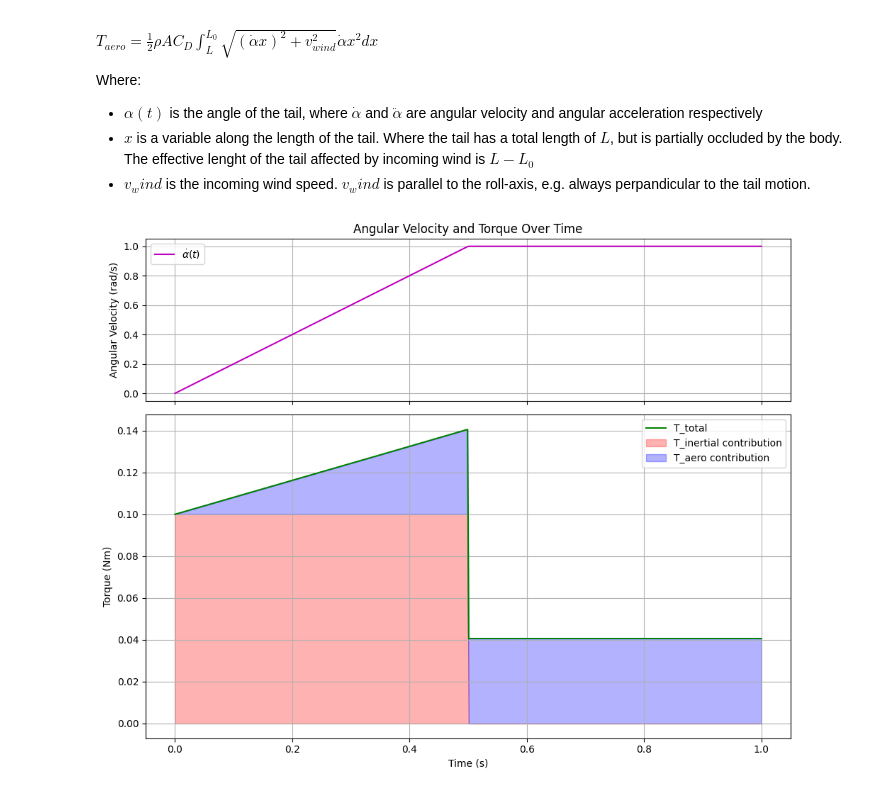
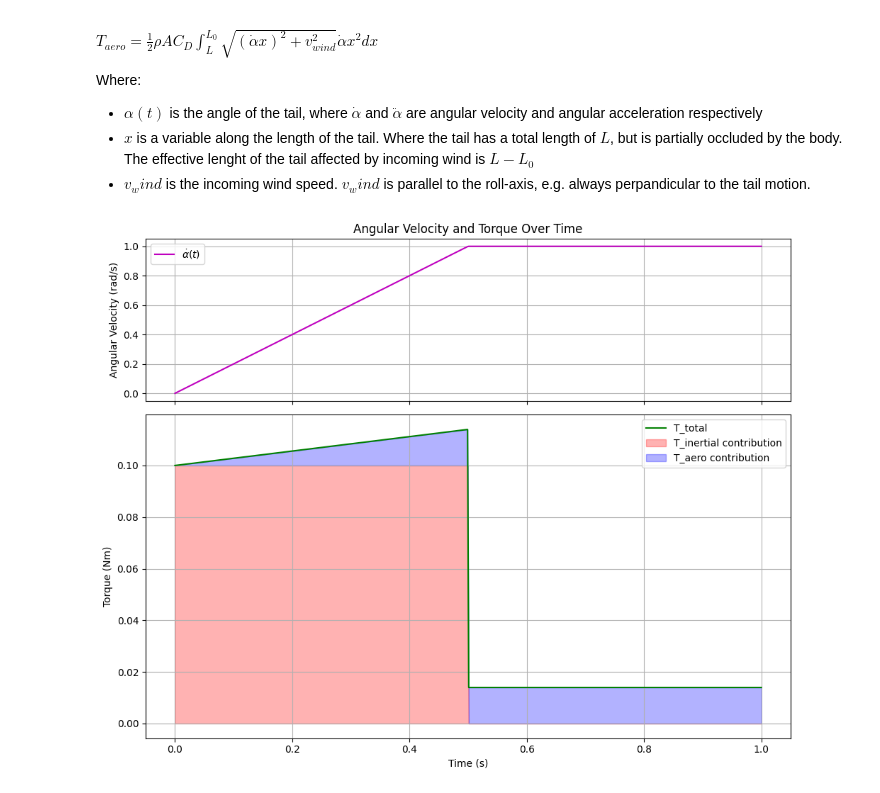
Before and after one commit to Maexerich/IsaacLab, a Jupyter notebook: data_evaluation/analytical_formulas.ipynb, the cells around one changed output. Saved outputs shown, nothing was run; the diff lists cells and outputs as text; code cells hidden in the pictures.

```diff
--- a/data_evaluation/analytical_formulas.ipynb
+++ b/data_evaluation/analytical_formulas.ipynb
@@ -29,12 +29,13 @@ import matplotlib.pyplot as plt
 from scipy.integrate import quad
 
 # Define constants
-I_tail = 0.1  # Moment of inertia of the tail (adjustable)
+# I_tail = 0.4975  # Moment of inertia of the tail (adjustable)
+I_tail = 0.1
 rho = 1.225  # Air density in kg/m^3 (adjustable)
 A = 0.02  # Cross-sectional area in m^2 (adjustable)
 C_D = 1  # Drag coefficient (adjustable)
-L = 1.0  # Length from the base to tip in meters (adjustable)
-L0 = 0.2  # Starting point of the length for integration (adjustable)
+L = 0.7  # Length from the base to tip in meters (adjustable)
+L0 = 0.1  # Starting point of the length for integration (adjustable)
 v_wind = 10  # Wind velocity in m/s (adjustable)
 a = 2.0  # Constant acceleration in rad/s^2 (adjustable)
 
@@ -82,31 +83,31 @@ def T_aero(t):
 time = np.linspace(t0, t2, 500)
 
 # Calculate torques and angular velocity over time
 alpha_dot_values = np.array([alpha_dot(t) for t in time])
 T_inertial_values = np.array([T_inertial(t) for t in time])
 T_aero_values = np.array([T_aero(t) for t in time])
 T_total_values = T_inertial_values + T_aero_values
 
 # Create a figure with two subplots
 fig, ax = plt.subplots(2, 1, figsize=(10, 8), gridspec_kw={'height_ratios': [1, 2]}, sharex=True)
 
 # Plot the angular velocity profile in the first subplot
 ax[0].plot(time, alpha_dot_values, label=r'$\dot{\alpha}(t)$', color='m')
 ax[0].set_ylabel('Angular Velocity (rad/s)')
 ax[0].set_title('Angular Velocity and Torque Over Time')
 ax[0].grid(True)
 ax[0].legend()
 
 # Plot the total torque with shaded contributions in the second subplot
 ax[1].plot(time, T_total_values, label='T_total', linestyle='-', color='g')
 ax[1].fill_between(time, 0, T_inertial_values, color='r', alpha=0.3, label='T_inertial contribution')
 ax[1].fill_between(time, T_inertial_values, T_total_values, color='b', alpha=0.3, label='T_aero contribution')
 ax[1].set_xlabel('Time (s)')
 ax[1].set_ylabel('Torque (Nm)')
 ax[1].grid(True)
 ax[1].legend()
 
 plt.tight_layout()
 plt.show()
 # %% [output]
-[figure, old version]
+[figure, new version]
```
